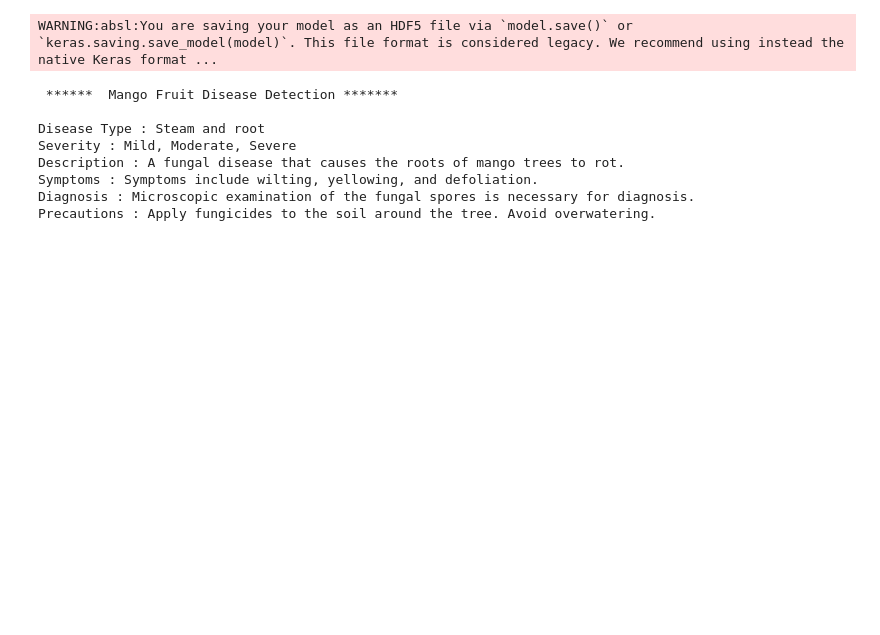
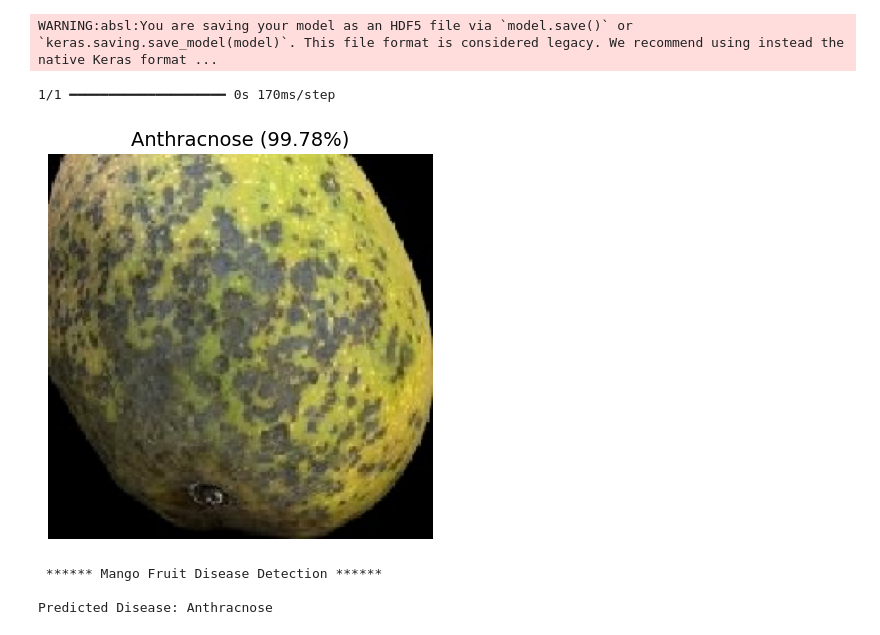
Before and after one commit to Divyendra042/MangoFriutDisease-Detection, a Jupyter notebook: mango_fruit_disease_detection.ipynb, the cells around one changed output. Cells and saved outputs as stored; diff of their text form; code cells hidden in the pictures; blank space fills up the shorter version.

```diff
--- a/mango_fruit_disease_detection.ipynb
+++ b/mango_fruit_disease_detection.ipynb
@@ -272,19 +266,0 @@ plt.show()
-# %%
-# predict the output
-
-# path = "Cat_Dog/test/cats/cat_1.jpg"
-
-img = image.load_img(path,target_size=(img_height,img_width))
-img = image.img_to_array(img)
-img = np.expand_dims(img,axis=0)
-# img = preprocess_input(img)
-
-prediction = model.predict(img)
-
-predicted_class = np.argmax(prediction)
-confidence = np.max(prediction) * 100
-
-print("\n🍋 Mango Disease Detection Result")
-print("----------------------------------")
-print(f"Predicted Disease : {class_names[predicted_class]}")
-print(f"Confidence        : {confidence:.2f}%")
@@ -310,15 +273,43 @@ df = df.dropna(axis="columns",how="any")
 # %%
+import matplotlib.pyplot as plt
+import numpy as np
+from tensorflow.keras.preprocessing import image
 
-Sn_no, Disease_Type, Severity, Location_Date ,Description ,Symptoms  ,Diagnosis ,Precautions = df.loc[predicted_class,:]
+# Give correct path
+test_image_path = "test/download_file.jpg"
 
-print("\n\n ******  Mango Fruit Disease Detection ******* \n")
-print(f"Disease Type : {Disease_Type}\nSeverity : {Severity}\nDescription : {Description}\nSymptoms : {Symptoms}\nDiagnosis : {Diagnosis}\nPrecautions : {Precautions}")
+# Load image
+img = image.load_img(test_image_path, target_size=(224, 224))
+
+# Convert for model
+img_array = image.img_to_array(img)
+img_array = np.expand_dims(img_array, axis=0)
+
+# Predict
+prediction = model.predict(img_array)
+predicted_class = np.argmax(prediction)
+
+disease_name = class_names[predicted_class]
+confidence = np.max(prediction) * 100
+
+# =========================
+# DISPLAY IMAGE + RESULT
+# =========================
+plt.figure(figsize=(5,5))
+
+plt.imshow(img)
+plt.axis("off")
+
+plt.title(f"{disease_name} ({confidence:.2f}%)", fontsize=14)
+
+plt.show()
+
+# Console output
+print("\n\n ****** Mango Fruit Disease Detection ****** \n")
+print("Predicted Disease:", disease_name)
 # %% [output]
- ******  Mango Fruit Disease Detection *******
-
-Disease Type : Steam and root
-Severity : Mild, Moderate, Severe
-Description : A fungal disease that causes the roots of mango trees to rot.
-Symptoms : Symptoms include wilting, yellowing, and defoliation.
-Diagnosis : Microscopic examination of the fungal spores is necessary for diagnosis.
-Precautions : Apply fungicides to the soil around the tree. Avoid overwatering.
+1/1 ━━━━━━━━━━━━━━━━━━━━ 0s 170ms/step
+[figure, added]
+ ****** Mango Fruit Disease Detection ******
+
+Predicted Disease: Anthracnose
```
Also changed, not shown: parts of 14 cells of this notebook, 10 other files.
